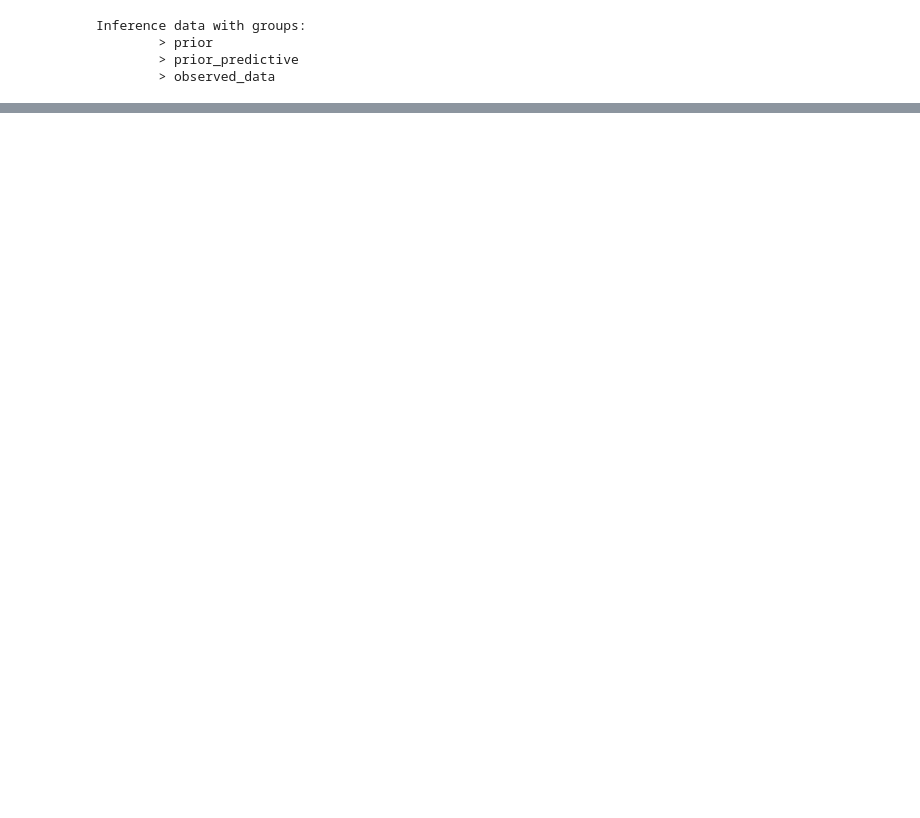
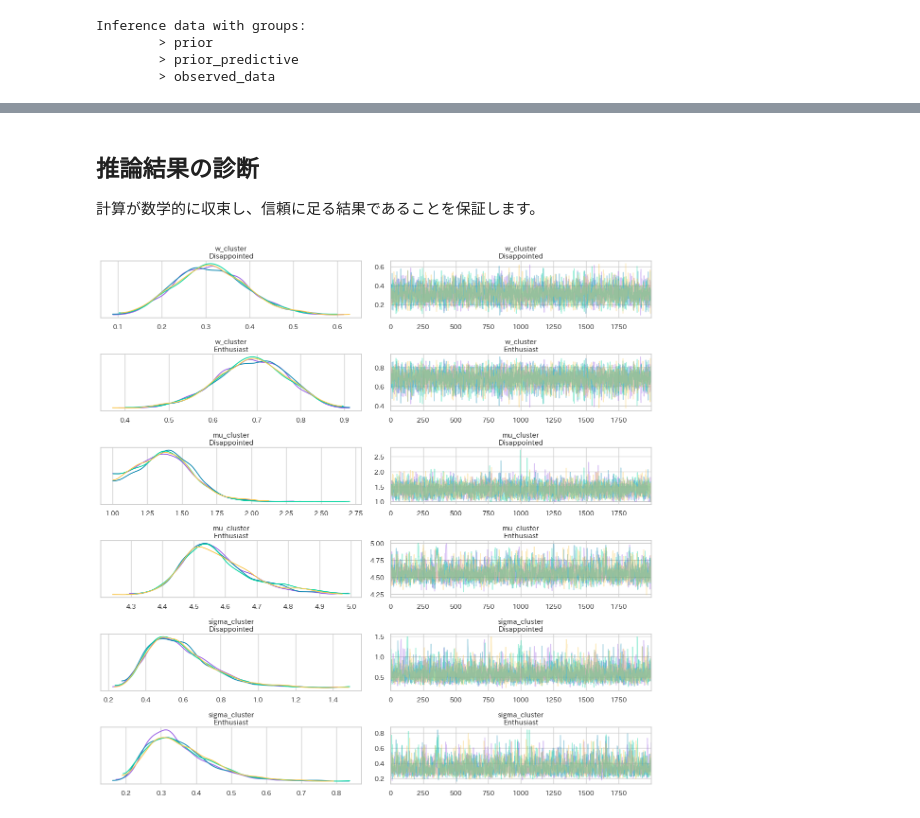
Before and after one commit to petalab-io/bayesian-iroha, a Jupyter notebook: notebooks/04_survey_latent_segmentasion/mixture_model_inference.ipynb, the cells around one changed output, grey strips where cells are left out. Cells and saved outputs as stored; diff of their text form; code cells hidden in the pictures; blank space fills up the shorter version.

Commit message:
Model: 推論を実施する#16

```diff
--- a/notebooks/04_survey_latent_segmentasion/mixture_model_inference.ipynb
+++ b/notebooks/04_survey_latent_segmentasion/mixture_model_inference.ipynb
@@ -276,7 +276,7 @@ order_constraint が -inf（マイナス無限大）である状態は「問題
 # %%
 # チューニング: initval の設定
 with pm.Model(coords=coords) as model_mixture_v3:
-    w_cluster = pm.Dirichlet("cluster_w", a=np.array([1, 1]), dims="cluster")
+    w_cluster = pm.Dirichlet("w_cluster", a=np.array([1, 1]), dims="cluster")
 
     mu_cluster = pm.TruncatedNormal("mu_cluster",
                                     mu=[2, 4],
@@ -338,0 +342,7 @@ plt.show()
+# %%
+with model_mixture_v3:
+    idata_posterior = pm.sample(draws=2000,  # 推論結果（事後分布）として最終的に採用・記録するサンプル数
+                                tune=1000,  # 本番前の「ウォーミングアップ」の数
+                                chains=4,  # 独立して走らせるシミュレーションの数
+                                target_accept=0.95,  # サンプラーの「慎重（目標採択率）」
+                                random_seed=42)  # 乱数の生成パターン
@@ -338,0 +356,10 @@ plt.show()
+# %% [markdown]
+## 推論結果の診断
+計算が数学的に収束し、信頼に足る結果であることを保証します。
+# %%
+
+az.plot_trace(idata_posterior, compact=False)
+plt.tight_layout()
+plt.show()
+# %% [output]
+[figure, added]
```
Also changed, not shown: parts of 19 cells of this notebook.
